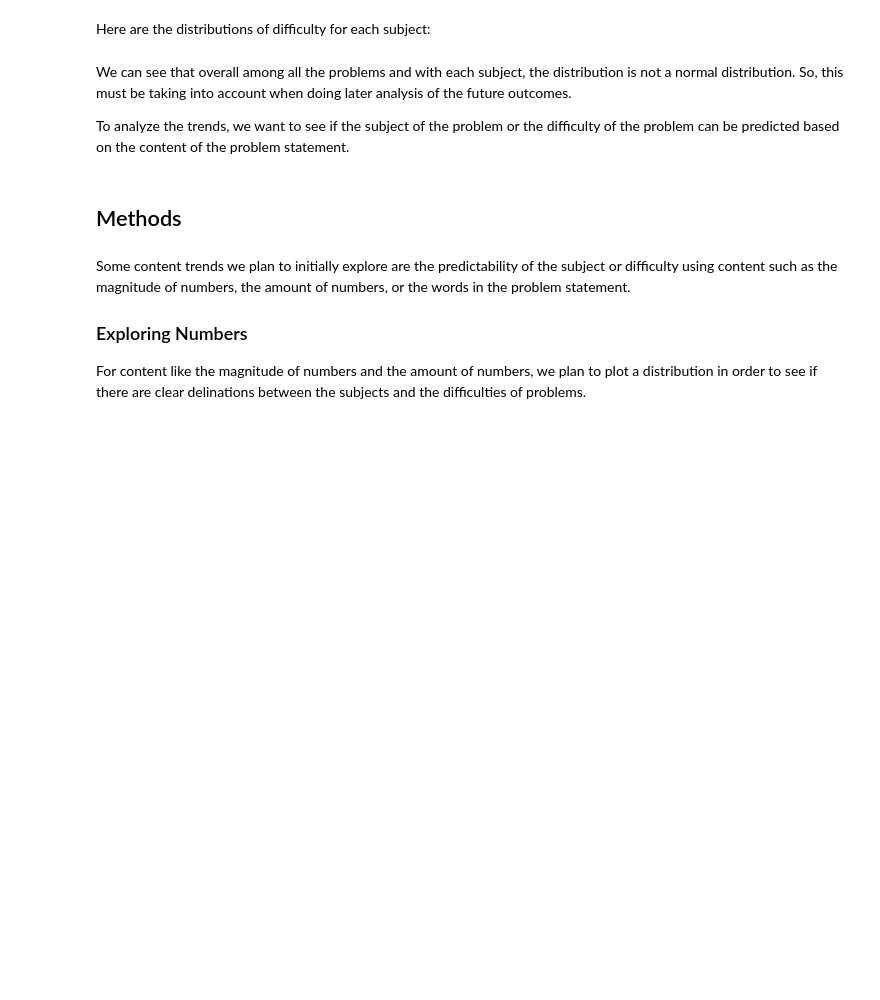
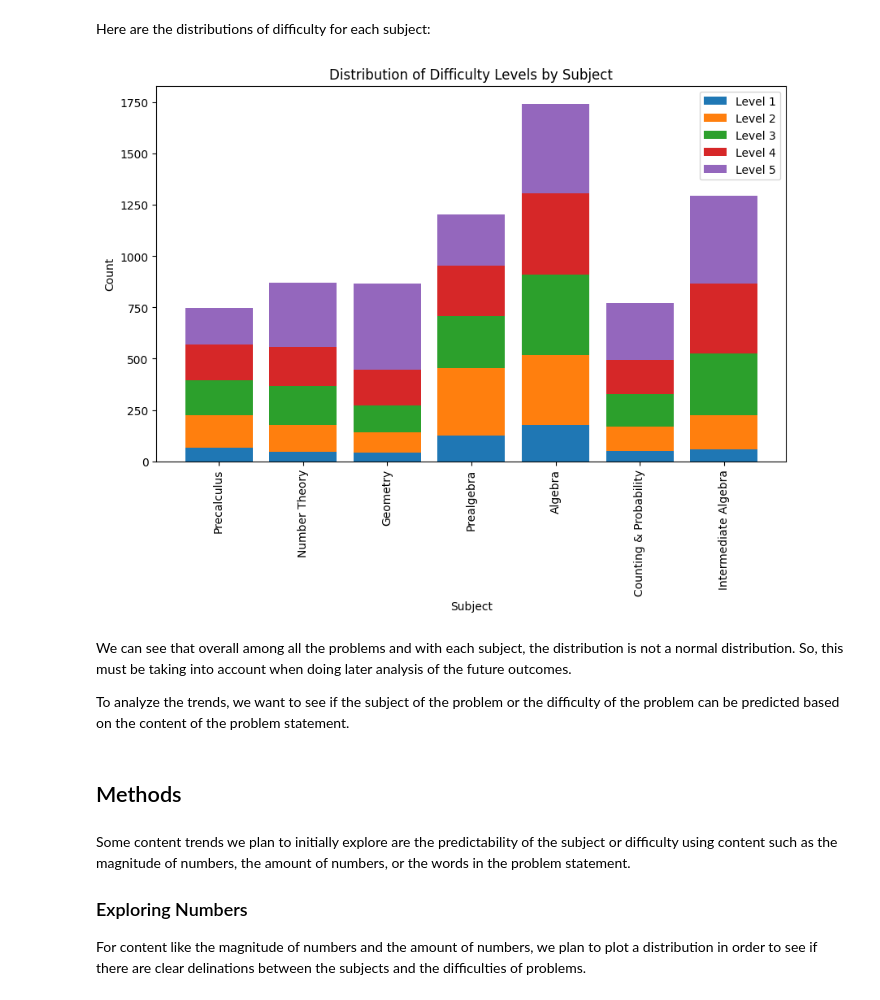
Before and after one commit to Kenneth-Mitchell/NLP_Project2, a Jupyter notebook: blogpost.ipynb, the cells around one changed output. Saved outputs shown, nothing was run; the diff lists cells and outputs as text; code cells hidden in the pictures; blank space fills up the shorter version.

```diff
--- a/blogpost.ipynb
+++ b/blogpost.ipynb
@@ -25,0 +46,19 @@ and Precalculus. Here is a distribution of subjects among all the problems:
+# %%
+class Problem():
+    def __init__(self, data):
+        self.problem = data['problem']
+        try: self.level = re.search(r'\d', data['level'])[0]
+        except: self.level = None
+        self.type =  data['type']
+        self.solution = data['solution']
+        self.problem_numbers = self.count_numbers(self.problem)
+        self.solution_numbers = self.count_numbers(self.solution)
+
+    def count_numbers(self,s):
+        return len(re.findall(r'\d+', s))
+
+    def __str__(self):
+        return str({"problem": self.problem, "level": self.level, "type": self.type, "solution": self.solution})
+
+    def __repr__(self):
+        return self.__str__()
@@ -34,3 +123,31 @@ Here are the distributions of difficulty for each subject:
+# %%
+
+subjects = list(set(types))
+
+level_counts_by_subject = {subject: [] for subject in subjects}
+
+for subject in subjects:
+    subject_levels = [problem.level for problem in problems if problem.type == subject]
+    subject_level_counts = Counter(subject_levels)
+    for level in sorted_level_counts.keys():
+        level_counts_by_subject[subject].append(subject_level_counts[level])
+
+level_counts_array = np.array(list(level_counts_by_subject.values()))
+# %%
+plt.figure(figsize=(10, 6))
+plt.bar(subjects, level_counts_array[:, 0], label='Level 1')
+plt.bar(subjects, level_counts_array[:, 1], bottom=level_counts_array[:, 0], label='Level 2')
+plt.bar(subjects, level_counts_array[:, 2], bottom=level_counts_array[:, 0] + level_counts_array[:, 1], label='Level 3')
+plt.bar(subjects, level_counts_array[:, 3], bottom=level_counts_array[:, 0] + level_counts_array[:, 1] + level_counts_array[:, 2], label='Level 4')
+plt.bar(subjects, level_counts_array[:, 4], bottom=level_counts_array[:, 0] + level_counts_array[:, 1] + level_counts_array[:, 2] + level_counts_array[:, 3], label='Level 5')
+plt.xlabel('Subject')
+plt.ylabel('Count')
+plt.title('Distribution of Difficulty Levels by Subject')
+plt.legend()
+plt.xticks(rotation=90)
+plt.show()
+# %% [output]
+[figure, added]
 # %% [markdown]
 We can see that overall among all the problems and with each subject, the distribution is not a normal distribution. So, this must be taking into account when doing later analysis of the future outcomes.
 
```
Also changed, not shown: parts of 12 cells of this notebook, 2 other files.
